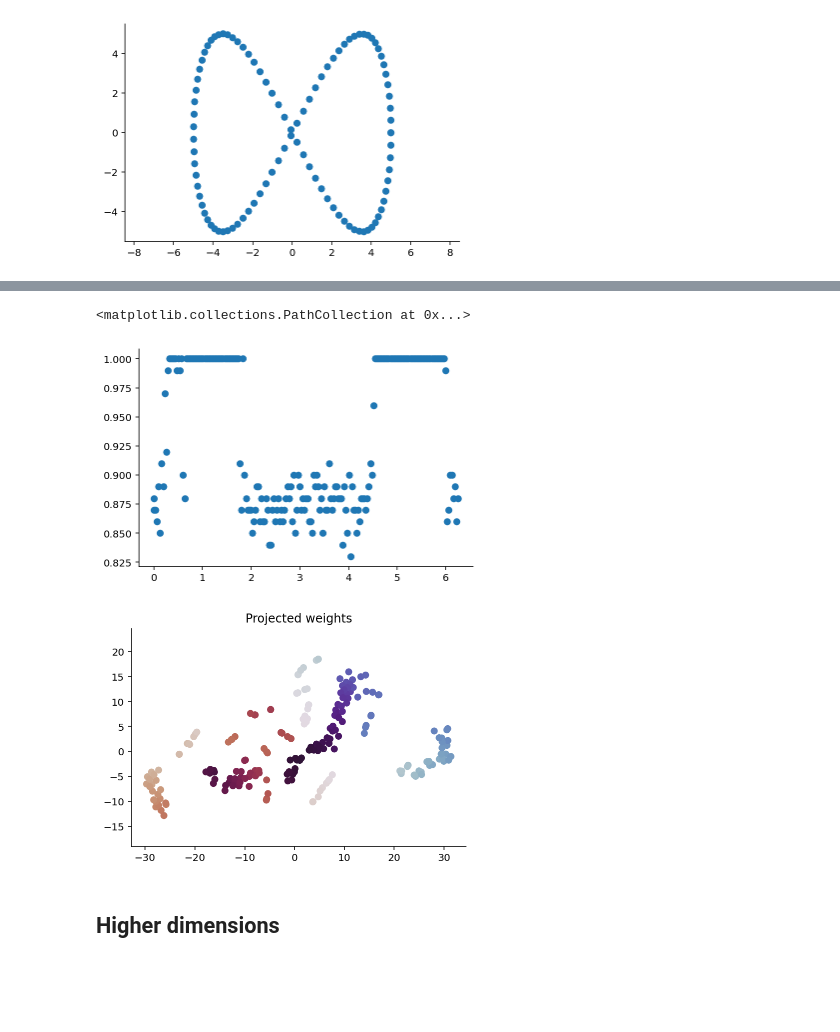
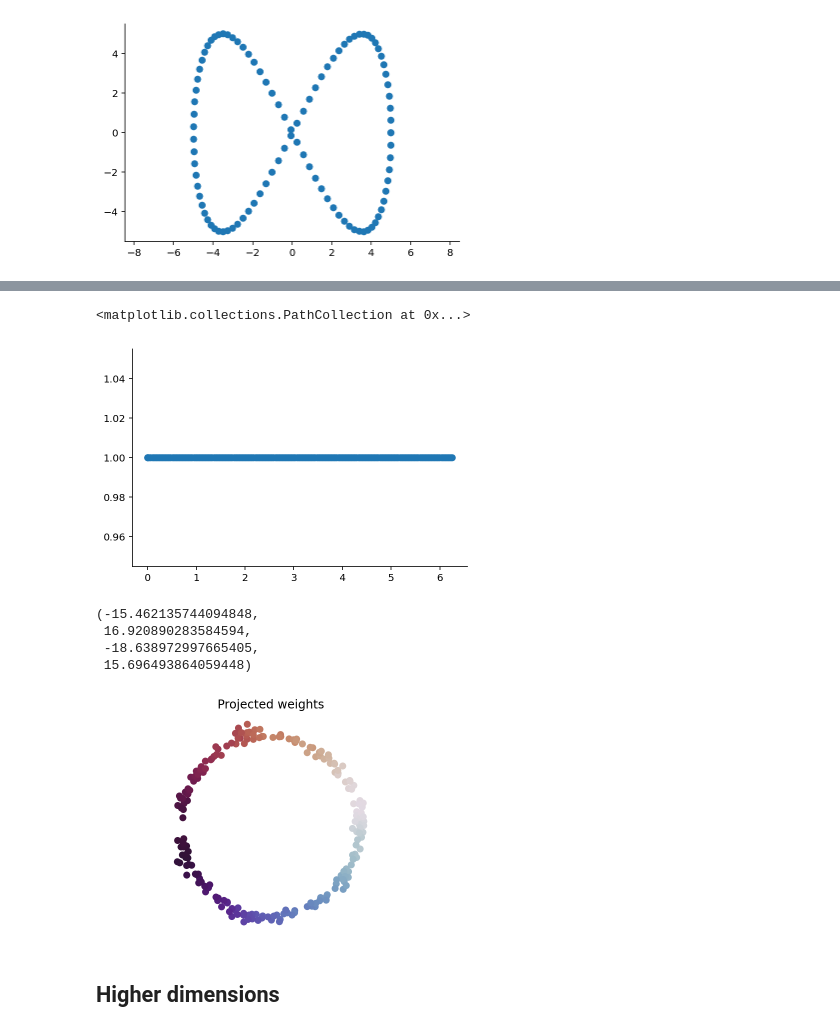
Before and after one commit to probml/shift-happens, a Jupyter notebook: notebooks/shifting-moons-exp-002.ipynb, the cells around one changed output, grey strips where cells are left out. Saved outputs shown, nothing was run; the diff lists cells and outputs as text; code cells hidden in the pictures; blank space fills up the shorter version.

```diff
--- a/notebooks/shifting-moons-exp-002.ipynb
+++ b/notebooks/shifting-moons-exp-002.ipynb
@@ -110,7 +108,8 @@ plt.scatter(*X.T, c=y, cmap="Dark2")
 # %% [markdown]
 ## Weight's dynamics
 # %%
-def train_mlp_model(key, data_generator, model, optimiser, eval_elements, n_epochs=200, **kwargs):
+def train_mlp_model(key, data_generator, model, optimiser, eval_elements,
+                    n_epochs=200, centre=False, **kwargs):
     """
     Train an MLP model iterating over eval elements and applying each element to the
     data-gerating process.
@@ -124,6 +123,12 @@ def train_mlp_model(key, data_generator, model, optimiser, eval_elements, n_epoc
         The model to train the X and y elements.
     optimiser: Optax element
         Optimiser to train falx model
+    eval_elements: array
+        The range of values to iterate the model configuration
+    n_epoch: int
+        Number of epochs to train the model
+    centre: Bool
+        Whether to centre the data
 
     Returns
     -------
@@ -136,7 +141,13 @@ def train_mlp_model(key, data_generator, model, optimiser, eval_elements, n_epoc
     n_elements = len(eval_elements)
     for it, val in enumerate(eval_elements):
         X, y = data_generator(val)
-        res = estimate_weights(model, X, y, key, optimiser, n_epochs=n_epochs)
+
+        X_train = X.copy()
+        if centre:
+            X_train = X_train - X_train.mean(axis=0, keepdims=True)
+
+
+        res = estimate_weights(model, X_train, y, key, optimiser, n_epochs=n_epochs)
 
         params = res["params"]
         loss = res["final_loss"]
@@ -313,10 +325,12 @@ radii = jnp.linspace(0, 2 * 2 * jnp.pi, n_steps)
 
 
 def rotate_shift_centre():
+    """
+    """
     ...
 
 hist = train_mlp_model(key, lambda rad: make_rotating_translating_moons(rad, noise=0.1),
-                                         model, tx, radii, n_epochs=300)
+                                         model, tx, radii, centre=True)
 data_hist, params_hist = hist["data"], hist["params"]
 params_flat_hist = flat_and_concat_params(params_hist)
 # %% [output]
@@ -326,18 +340,24 @@ radii_mod = radii % (2 * jnp.pi)
 plt.scatter(radii_mod, hist["train_accuracy"])
 # %% [output]
 <matplotlib.collections.PathCollection at 0x...>
-[figure, old version]
+[figure, new version]
 # %%
 proj = PCA(n_components=2)
-proj = KernelPCA(n_components=2, kernel="cosine")
-proj = TSNE(n_components=2, init="pca", random_state=314, perplexity=20, learning_rate="auto")
+# proj = KernelPCA(n_components=2, kernel="cosine")
+proj = TSNE(n_components=2, init="pca", random_state=314,
+            perplexity=20, learning_rate="auto")
 w_transformed = proj.fit_transform(params_flat_hist)
 
 plt.title("Projected weights")
 plt.scatter(*w_transformed.T, c=radii_mod, cmap="twilight")
-plt.axis("equal");
+plt.axis("equal")
+plt.axis("off")
 # %% [output]
+(-15.462135744094848,
+ 16.920890283584594,
+ -18.638972997665405,
+ 15.696493864059448)
-[figure, old version]
+[figure, new version]
 # %% [markdown]
 ## Higher dimensions
 # %% [markdown]
```
Also changed, not shown: parts of 9 cells of this notebook.
